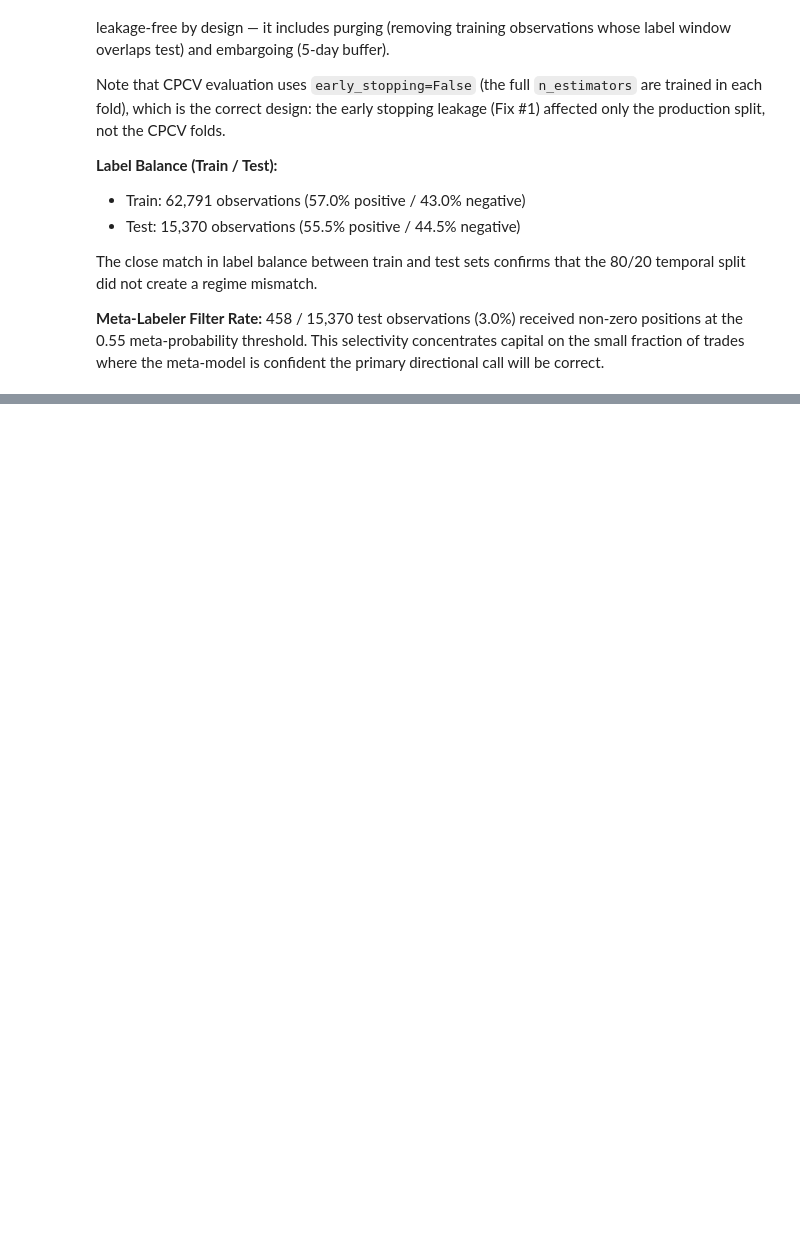
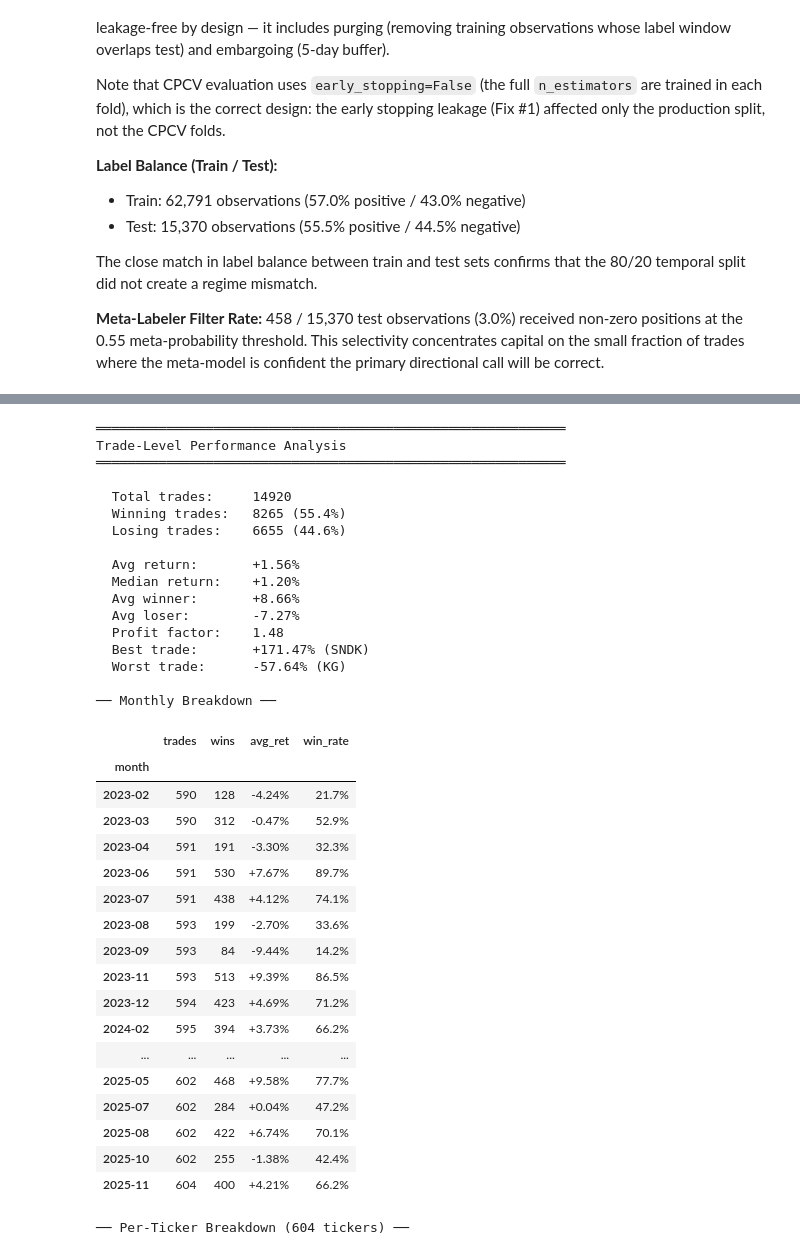
Before and after one commit to rayanmazari90/ML2_FINAL_PROJECT_FINANCE_CRACKS, a Jupyter notebook: notebooks/quant_cross_sectional_framework.ipynb, the cells around one changed output, grey strips where cells are left out. Saved outputs shown, nothing was run; the diff lists cells and outputs as text; code cells hidden in the pictures; blank space fills up the shorter version.

```diff
--- a/notebooks/quant_cross_sectional_framework.ipynb
+++ b/notebooks/quant_cross_sectional_framework.ipynb
@@ -1444,30 +1519,82 @@ if backtest_results is not None and not backtest_results['weights_history'].empt
         avg_win = trades.loc[trades['won'], 'return'].mean() if n_wins > 0 else 0
         avg_loss = trades.loc[~trades['won'], 'return'].mean() if n_losses > 0 else 0
         median_return = trades['return'].median()
 
         # Profit factor: gross wins / gross losses
         gross_wins = trades.loc[trades['won'], 'return'].sum()
         gross_losses = abs(trades.loc[~trades['won'], 'return'].sum())
         profit_factor = gross_wins / gross_losses if gross_losses > 0 else float('inf')
 
         print(f"\n  Total trades:     {n_trades}")
         print(f"  Winning trades:   {n_wins} ({win_rate:.1%})")
         print(f"  Losing trades:    {n_losses} ({1 - win_rate:.1%})")
         print(f"\n  Avg return:       {avg_return:+.2%}")
         print(f"  Median return:    {median_return:+.2%}")
         print(f"  Avg winner:       {avg_win:+.2%}")
         print(f"  Avg loser:        {avg_loss:+.2%}")
         print(f"  Profit factor:    {profit_factor:.2f}")
         print(f"  Best trade:       {trades['return'].max():+.2%} ({trades.loc[trades['return'].idxmax(), 'ticker']})")
         print(f"  Worst trade:      {trades['return'].min():+.2%} ({trades.loc[trades['return'].idxmin(), 'ticker']})")
 
         # Win rate by month
         trades['month'] = pd.to_datetime(trades['entry_date']).dt.to_period('M')
         monthly = trades.groupby('month').agg(
             trades=('won', 'count'),
             wins=('won', 'sum'),
             avg_ret=('return', 'mean'),
         )
         monthly['win_rate'] = monthly['wins'] / monthly['trades']
         print(f"\n── Monthly Breakdown ──")
         display(monthly.style.format({'avg_ret': '{:+.2%}', 'win_rate': '{:.1%}'}))
+
+        # Per-ticker breakdown: trade count and average return
+        ticker_stats = trades.groupby('ticker').agg(
+            trades=('return', 'count'),
+            avg_return=('return', 'mean'),
+            total_return=('return', 'sum'),
+            win_rate=('won', 'mean'),
+        ).sort_values('avg_return', ascending=False)
+
+        print(f"\n── Per-Ticker Breakdown ({len(ticker_stats)} tickers) ──")
+        display(ticker_stats.style.format({
+            'avg_return': '{:+.2%}',
+            'total_return': '{:+.2%}',
+            'win_rate': '{:.1%}',
+        }))
+# %% [output]
+════════════════════════════════════════════════════════════
+Trade-Level Performance Analysis
+════════════════════════════════════════════════════════════
+
+  Total trades:     14920
+  Winning trades:   8265 (55.4%)
+  Losing trades:    6655 (44.6%)
+
+  Avg return:       +1.56%
+  Median return:    +1.20%
+  Avg winner:       +8.66%
+  Avg loser:        -7.27%
+  Profit factor:    1.48
+  Best trade:       +171.47% (SNDK)
+  Worst trade:      -57.64% (KG)
+
+── Monthly Breakdown ──
+|  | trades | wins | avg_ret | win_rate |
+| month |  |  |  |  |
+| 2023-02 | 590 | 128 | -4.24% | 21.7% |
+| 2023-03 | 590 | 312 | -0.47% | 52.9% |
+| 2023-04 | 591 | 191 | -3.30% | 32.3% |
+| 2023-06 | 591 | 530 | +7.67% | 89.7% |
+| 2023-07 | 591 | 438 | +4.12% | 74.1% |
+| 2023-08 | 593 | 199 | -2.70% | 33.6% |
+| 2023-09 | 593 | 84 | -9.44% | 14.2% |
+| 2023-11 | 593 | 513 | +9.39% | 86.5% |
+| 2023-12 | 594 | 423 | +4.69% | 71.2% |
+| 2024-02 | 595 | 394 | +3.73% | 66.2% |
+| ... | ... | ... | ... | ... |
+| 2025-05 | 602 | 468 | +9.58% | 77.7% |
+| 2025-07 | 602 | 284 | +0.04% | 47.2% |
+| 2025-08 | 602 | 422 | +6.74% | 70.1% |
+| 2025-10 | 602 | 255 | -1.38% | 42.4% |
+| 2025-11 | 604 | 400 | +4.21% | 66.2% |
+── Per-Ticker Breakdown (604 tickers) ──
```
Also changed, not shown: parts of 44 cells of this notebook, 2 other files.
